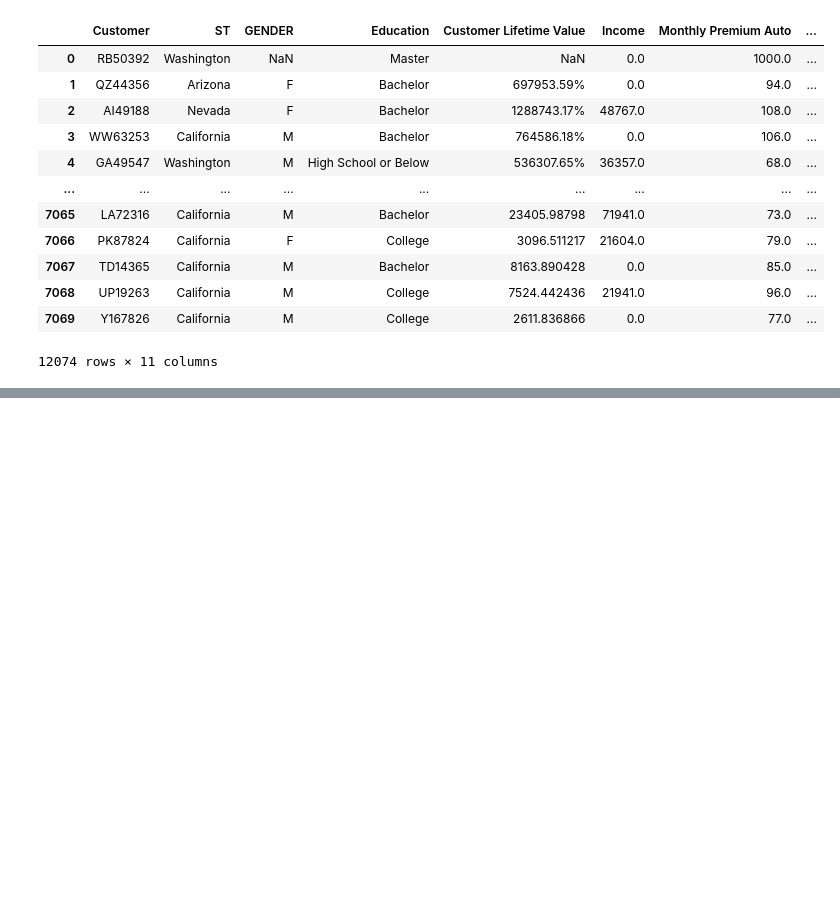
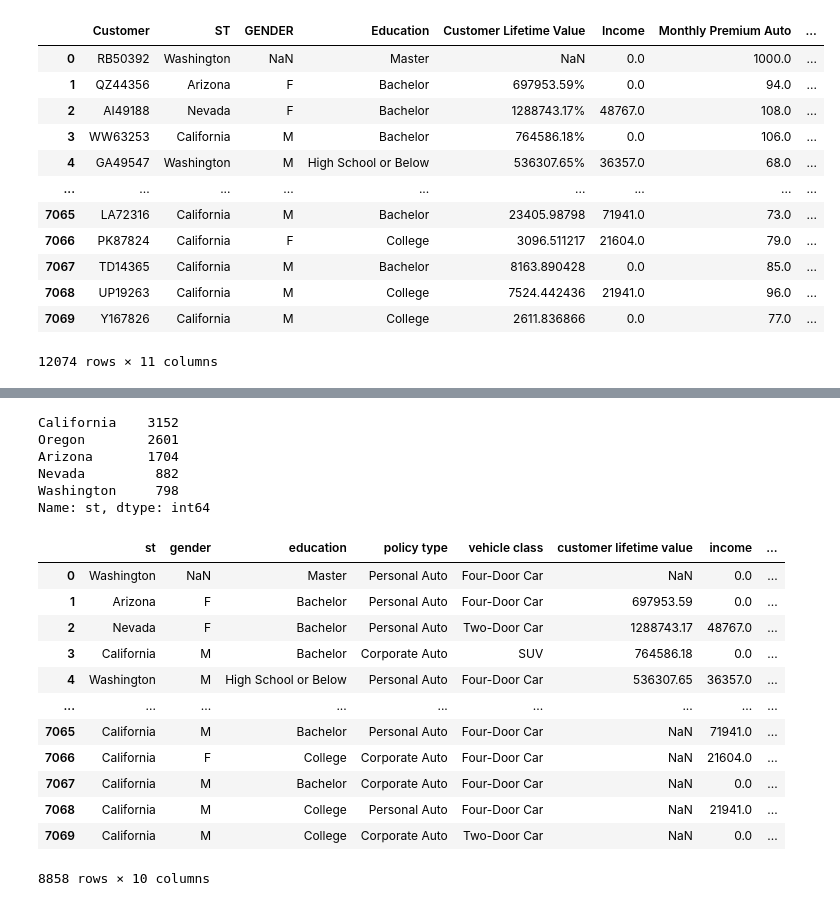
Before and after one commit to ChristinIskander/Classlabs, a Jupyter notebook: workshop_day_6/challenge_data_cleaning_cars_insurance.ipynb, the cells around one changed output, grey strips where cells are left out. Saved outputs shown, nothing was run; the diff lists cells and outputs as text; code cells hidden in the pictures; blank space fills up the shorter version.

```diff
--- a/workshop_day_6/challenge_data_cleaning_cars_insurance.ipynb
+++ b/workshop_day_6/challenge_data_cleaning_cars_insurance.ipynb
@@ -82,0 +159,2 @@ cars_insurance
+# %%
+car_in['customer lifetime value'] = car_in['customer lifetime value'].str.rstrip('%')
@@ -82,0 +220,26 @@ cars_insurance
+# %%
+car_in_st=car_in["st"].replace({"Cali":"California", "AZ":"Arizona", "WA":"Washington"})
+car_in_st.value_counts()
+# %% [output]
+California    3152
+Oregon        2601
+Arizona       1704
+Nevada         882
+Washington     798
+Name: st, dtype: int64
+# %%
+car_in.drop_duplicates()
+# %% [output]
+|  | st | gender | education | policy type | vehicle class | customer lifetime value | income | ... |
+| 0 | Washington | NaN | Master | Personal Auto | Four-Door Car | NaN | 0.0 | ... |
+| 1 | Arizona | F | Bachelor | Personal Auto | Four-Door Car | 697953.59 | 0.0 | ... |
+| 2 | Nevada | F | Bachelor | Personal Auto | Two-Door Car | 1288743.17 | 48767.0 | ... |
+| 3 | California | M | Bachelor | Corporate Auto | SUV | 764586.18 | 0.0 | ... |
+| 4 | Washington | M | High School or Below | Personal Auto | Four-Door Car | 536307.65 | 36357.0 | ... |
+| ... | ... | ... | ... | ... | ... | ... | ... | ... |
+| 7065 | California | M | Bachelor | Personal Auto | Four-Door Car | NaN | 71941.0 | ... |
+| 7066 | California | F | College | Corporate Auto | Four-Door Car | NaN | 21604.0 | ... |
+| 7067 | California | M | Bachelor | Corporate Auto | Four-Door Car | NaN | 0.0 | ... |
+| 7068 | California | M | College | Personal Auto | Four-Door Car | NaN | 21941.0 | ... |
+| 7069 | California | M | College | Corporate Auto | Two-Door Car | NaN | 0.0 | ... |
+8858 rows × 10 columns
```
Also changed, not shown: parts of 12 cells of this notebook.
